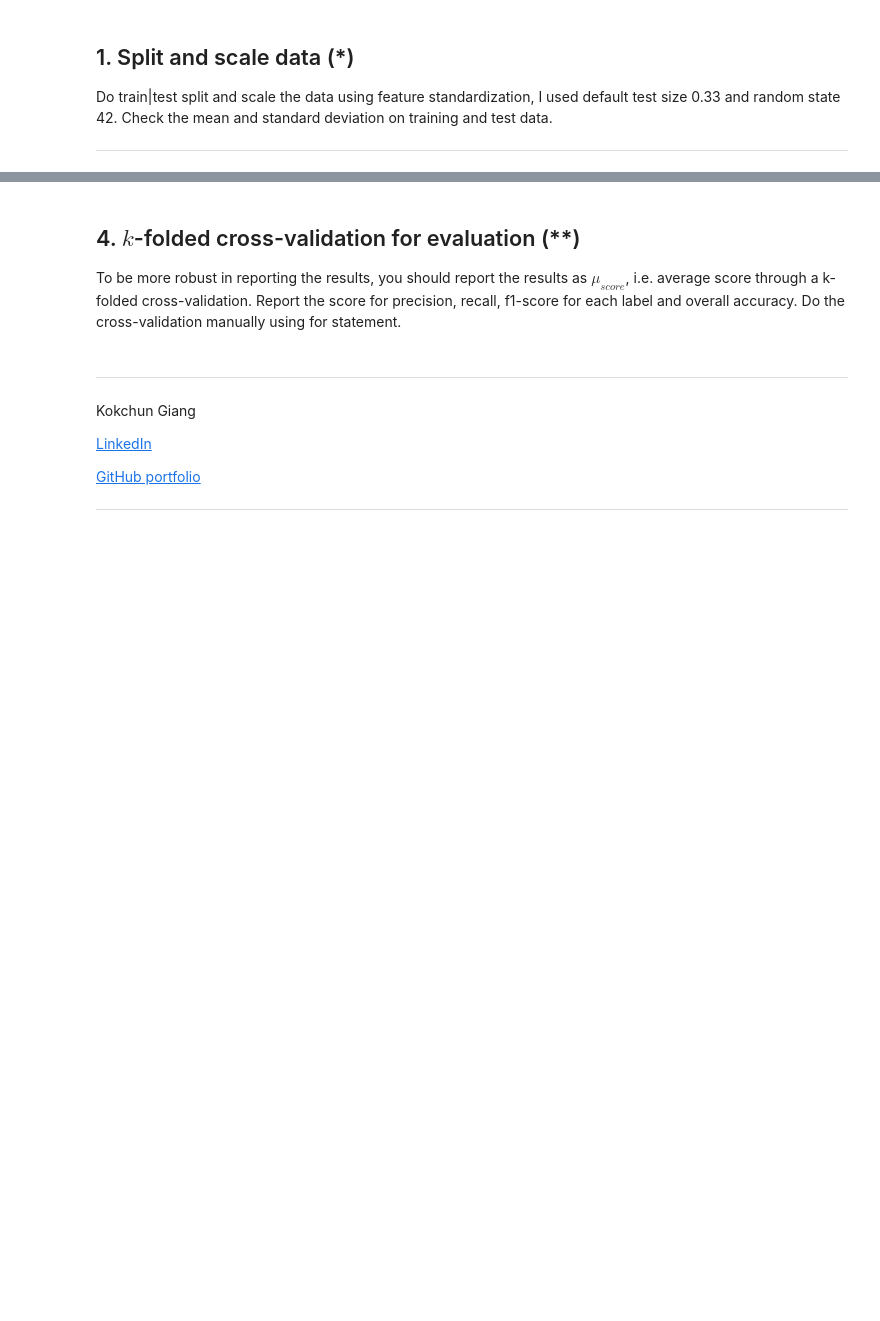
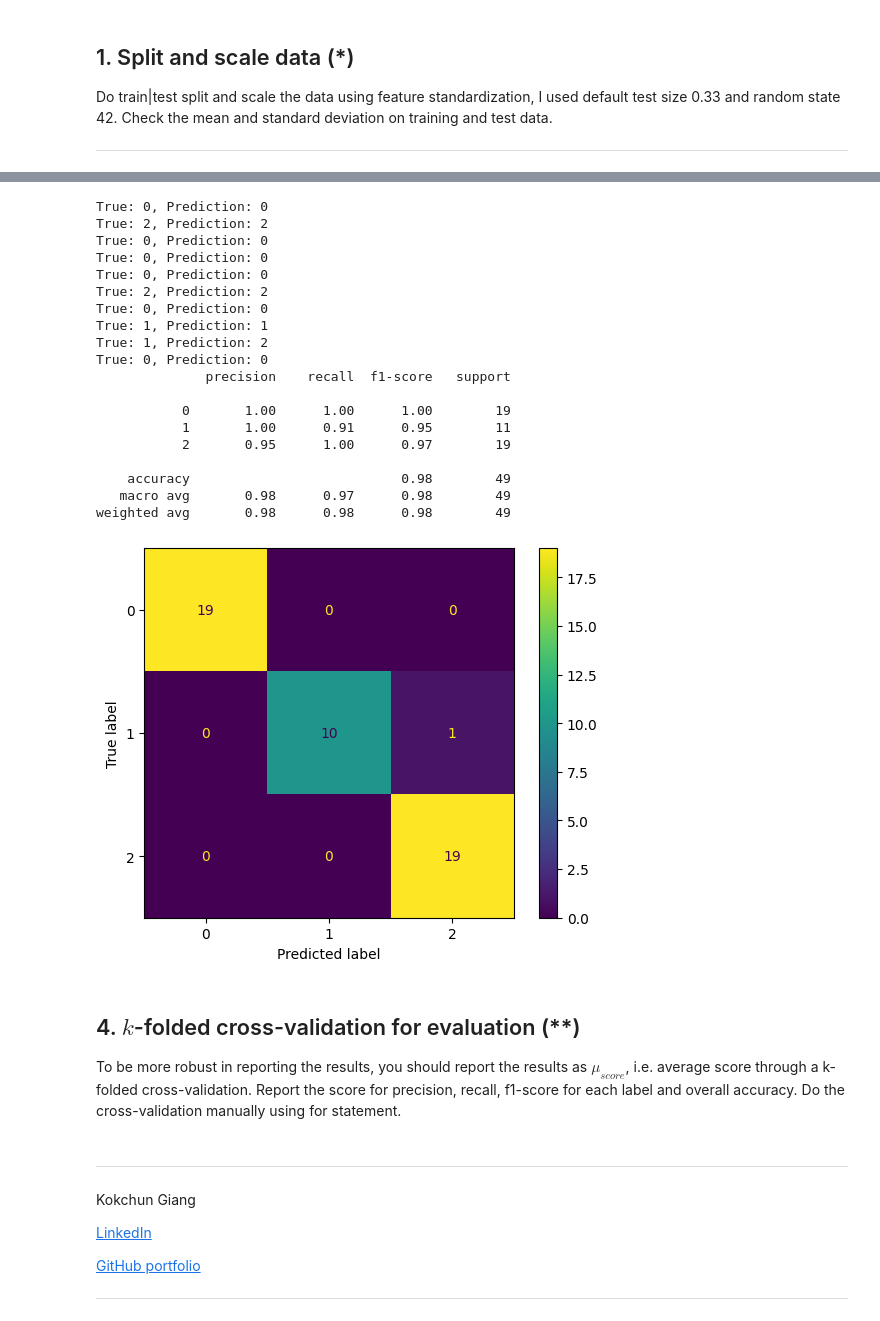
Before and after one commit to tobias-oberg/ML-Tobias-Oberg-AI24, a Jupyter notebook: Exercises/E03_logistic_regression.ipynb, the cells around one changed output, grey strips where cells are left out. Cells and saved outputs as stored; diff of their text form; code cells hidden in the pictures; blank space fills up the shorter version.

```diff
--- a/Exercises/E03_logistic_regression.ipynb
+++ b/Exercises/E03_logistic_regression.ipynb
@@ -194,8 +210,8 @@ Do train|test split and scale the data using feature standardization, I used def
 from sklearn.model_selection import train_test_split
 from sklearn.preprocessing import StandardScaler
 
-X = df.drop("species", axis=1).values # Features bara numeriska
-y = df["species"].values # Target bara numerisk
+X = df_cleaned.drop("species", axis=1) # Features bara numeriska
+y = df_cleaned["species"] # Target bara numerisk
 
 X_train, X_test, y_train, y_test = train_test_split(X,y,test_size=0.33, random_state=42) # train test split
 
@@ -212,14 +228,14 @@ X_test_std = np.std(X_test_scaled, axis=0) # Standardavvikelse på X_test
 
 
 for feature, mean in zip(iris.feature_names, X_train_mean): # Loopar igenom och printar ut medelvärde och standardavvikelse för varje feature, zip för att loopa igenom två listor samtidigt
-    print(f"Mean on X_train {feature}: {mean}")
+    print(f"Mean on X_train {feature}: {mean:.2f}")
 
 for feature, std in zip(iris.feature_names, X_train_std):
-    print(f"Standard deviation on X_train {feature}: {std}")
+    print(f"Standard deviation on X_train {feature}: {std:.2f}")
 
 for feature, mean in zip(iris.feature_names, X_test_mean):
-    print(f"Mean on X_test {feature}: {mean}")
+    print(f"Mean on X_test {feature}: {mean:.2f}")
 
 for feature, std in zip(iris.feature_names, X_test_std):
-    print(f"Standard deviation on X_test {feature}: {std}")
+    print(f"Standard deviation on X_test {feature}: {std:.2f}")
 # %% [output]
@@ -369,3 +383,38 @@ from sklearn.metrics import classification_report, confusion_matrix
+# %%
+from sklearn.metrics import classification_report
+from sklearn.metrics import ConfusionMatrixDisplay, confusion_matrix
+model.fit(X_train_scaled, y_train) # Fit på X_train
+y_pred = model.predict(X_test_scaled) # Predict på X_test
+
+for true, prediction in zip(y_test[:10], y_pred[:10]):
+    print(f"True: {true}, Prediction: {prediction}")
+
+
+cn = confusion_matrix(y_test, y_pred) # Confusion matrix
+ConfusionMatrixDisplay(cn).plot()
+
+print(classification_report(y_test, y_pred)) # Classification report
+# %% [output]
+True: 0, Prediction: 0
+True: 2, Prediction: 2
+True: 0, Prediction: 0
+True: 0, Prediction: 0
+True: 0, Prediction: 0
+True: 2, Prediction: 2
+True: 0, Prediction: 0
+True: 1, Prediction: 1
+True: 1, Prediction: 2
+True: 0, Prediction: 0
+              precision    recall  f1-score   support
+
+           0       1.00      1.00      1.00        19
+           1       1.00      0.91      0.95        11
+           2       0.95      1.00      0.97        19
+
+    accuracy                           0.98        49
+   macro avg       0.98      0.97      0.98        49
+weighted avg       0.98      0.98      0.98        49
+[figure, added]
 # %% [markdown]
 ## 4. $k$-folded cross-validation for evaluation (**)
 
```
Also changed, not shown: parts of 6 cells of this notebook, 3 other files.
